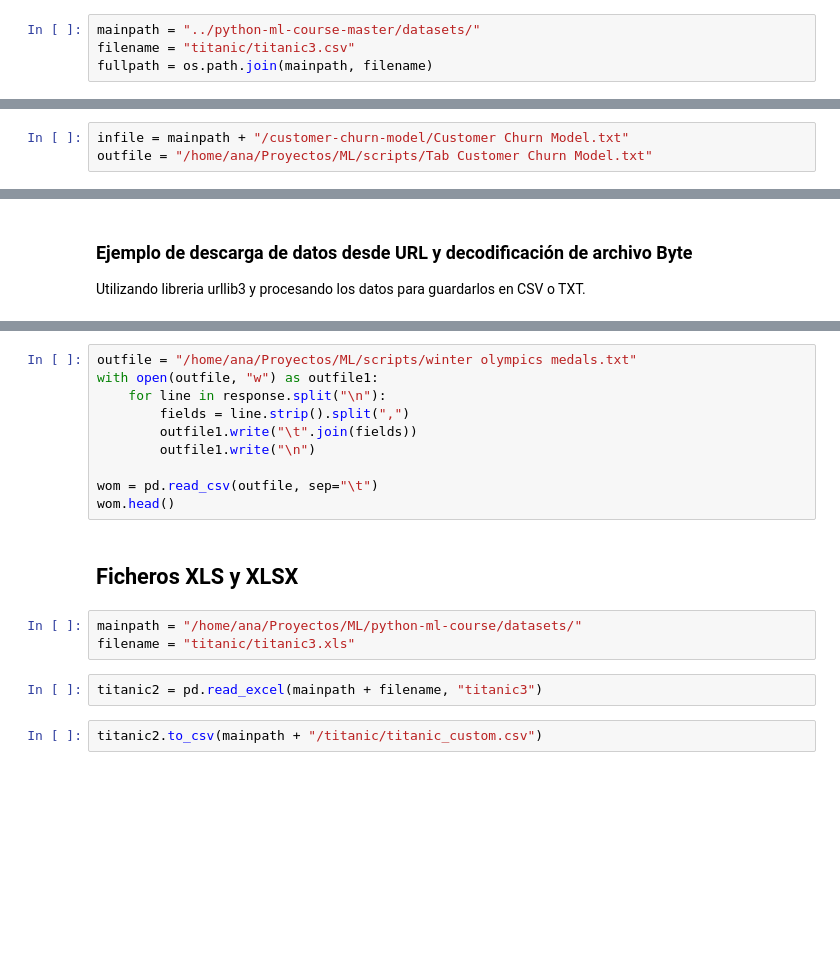
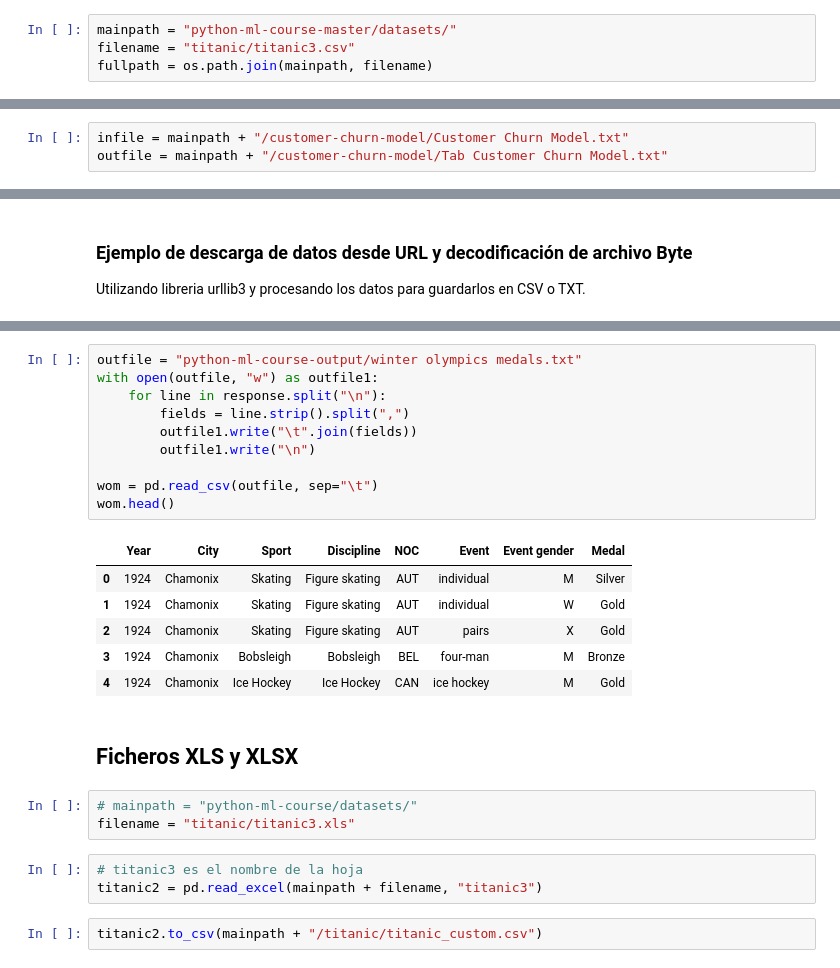
Before and after one commit to anakloss/data-science, a Jupyter notebook: T1 - 1 - Titanic.ipynb, the cells around one changed output, grey strips where cells are left out. Drawn from its saved outputs; the diff is of its cells as text; blank space fills up the shorter version.

```diff
--- a/T1 - 1 - Titanic.ipynb
+++ b/T1 - 1 - Titanic.ipynb
@@ -4,7 +4,7 @@
 import pandas as pd
 import os
 # %%
-mainpath = "../python-ml-course-master/datasets/"
+mainpath = "python-ml-course-master/datasets/"
 filename = "titanic/titanic3.csv"
 fullpath = os.path.join(mainpath, filename)
 # %%
@@ -65,7 +118,7 @@ df3.head()
 ## Lectura y escritura de ficheros
 # %%
 infile = mainpath + "/customer-churn-model/Customer Churn Model.txt"
-outfile = "/home/ana/Proyectos/ML/scripts/Tab Customer Churn Model.txt"
+outfile = mainpath + "/customer-churn-model/Tab Customer Churn Model.txt"
 # %%
 with open(infile, "r") as infile1:
     with open(outfile, "w") as outfile1:
@@ -103,19 +179,27 @@ cr
 # %%
-outfile = "/home/ana/Proyectos/ML/scripts/winter olympics medals.txt"
+outfile = "python-ml-course-output/winter olympics medals.txt"
 with open(outfile, "w") as outfile1:
     for line in response.split("\n"):
         fields = line.strip().split(",")
         outfile1.write("\t".join(fields))
         outfile1.write("\n")
 
 wom = pd.read_csv(outfile, sep="\t")
 wom.head()
+# %% [output]
+|  | Year | City | Sport | Discipline | NOC | Event | Event gender | Medal |
+| 0 | 1924 | Chamonix | Skating | Figure skating | AUT | individual | M | Silver |
+| 1 | 1924 | Chamonix | Skating | Figure skating | AUT | individual | W | Gold |
+| 2 | 1924 | Chamonix | Skating | Figure skating | AUT | pairs | X | Gold |
+| 3 | 1924 | Chamonix | Bobsleigh | Bobsleigh | BEL | four-man | M | Bronze |
+| 4 | 1924 | Chamonix | Ice Hockey | Ice Hockey | CAN | ice hockey | M | Gold |
 # %% [markdown]
 ## Ficheros XLS y XLSX
 # %%
-mainpath = "/home/ana/Proyectos/ML/python-ml-course/datasets/"
+# mainpath = "python-ml-course/datasets/"
 filename = "titanic/titanic3.xls"
 # %%
+# titanic3 es el nombre de la hoja
 titanic2 = pd.read_excel(mainpath + filename, "titanic3")
 # %%
 titanic2.to_csv(mainpath + "/titanic/titanic_custom.csv")
```
Also changed, not shown: parts of 12 cells of this notebook.
